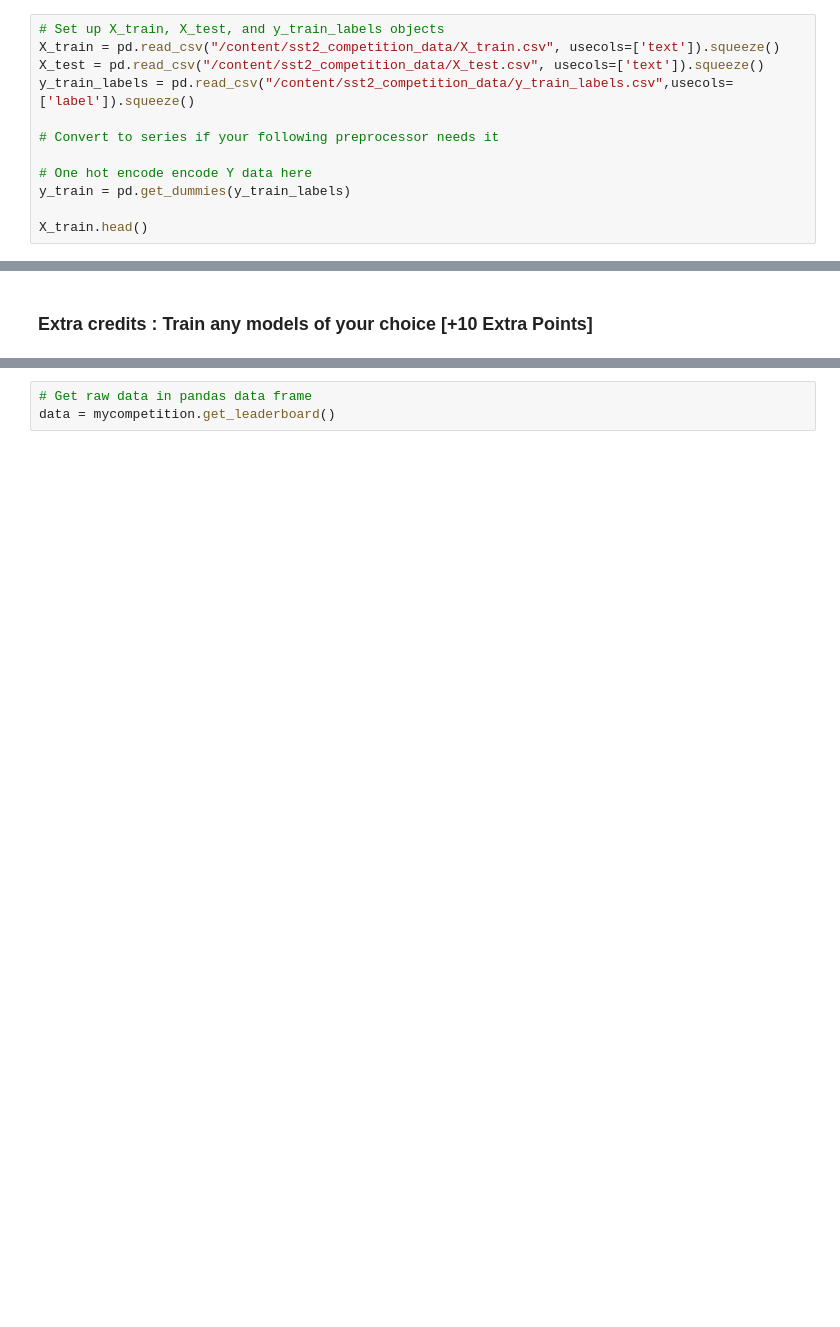
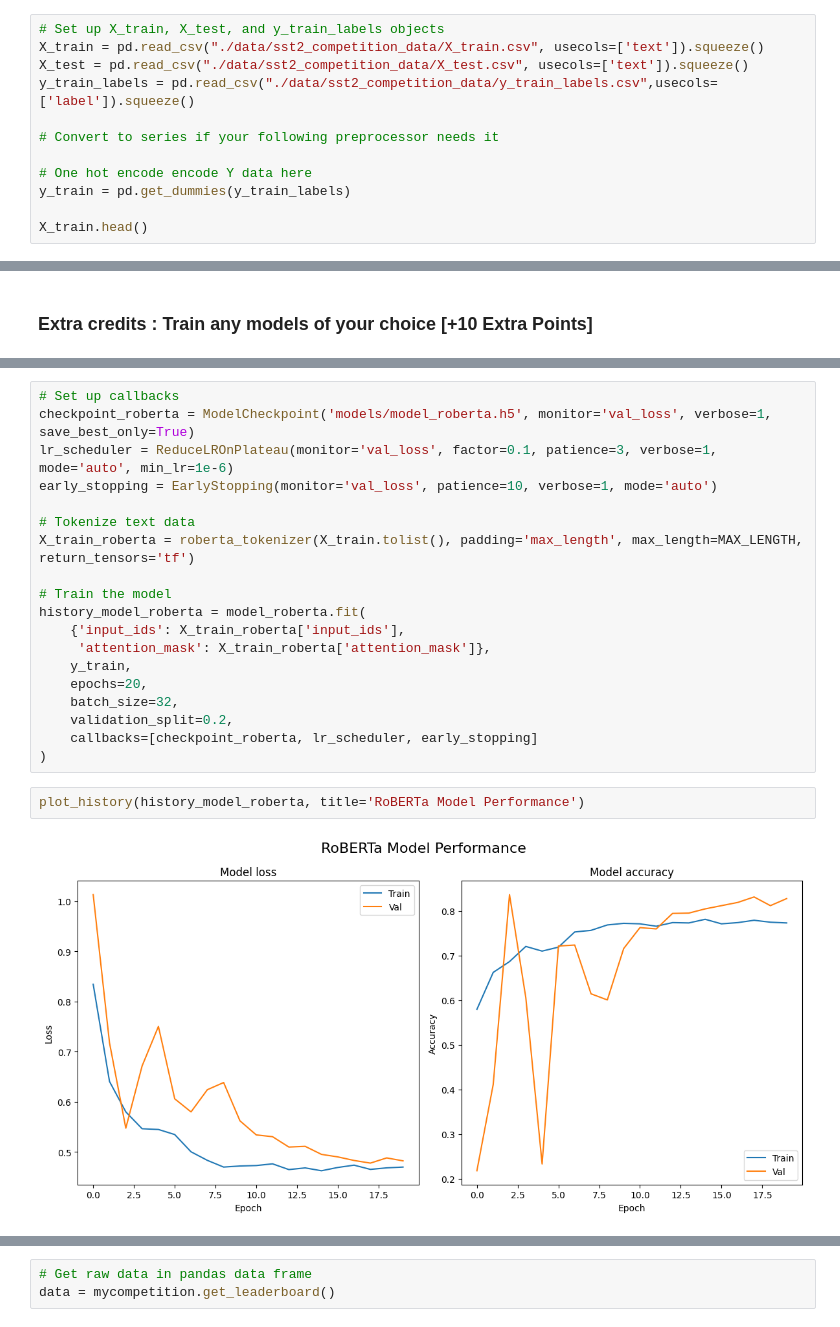
Before and after one commit to fsarshad/NLP, a Jupyter notebook: assignment3_Part2_1_sc4040_ajh2259_fsa2139.ipynb, the cells around one changed output, grey strips where cells are left out. Drawn from its saved outputs; the diff is of its cells as text; blank space fills up the shorter version.

```diff
--- a/assignment3_Part2_1_sc4040_ajh2259_fsa2139.ipynb
+++ b/assignment3_Part2_1_sc4040_ajh2259_fsa2139.ipynb
@@ -146,8 +137,8 @@ None of the training code in this notebook will go into your python files in Git
 # %%
 # Set up X_train, X_test, and y_train_labels objects
-X_train = pd.read_csv("/content/sst2_competition_data/X_train.csv", usecols=['text']).squeeze()
-X_test = pd.read_csv("/content/sst2_competition_data/X_test.csv", usecols=['text']).squeeze()
-y_train_labels = pd.read_csv("/content/sst2_competition_data/y_train_labels.csv",usecols=['label']).squeeze()
+X_train = pd.read_csv("./data/sst2_competition_data/X_train.csv", usecols=['text']).squeeze()
+X_test = pd.read_csv("./data/sst2_competition_data/X_test.csv", usecols=['text']).squeeze()
+y_train_labels = pd.read_csv("./data/sst2_competition_data/y_train_labels.csv",usecols=['label']).squeeze()
 
 # Convert to series if your following preprocessor needs it
 
@@ -942,0 +845,23 @@ upload_preds_to_aimodelshare(
+# %%
+# Set up callbacks
+checkpoint_roberta = ModelCheckpoint('models/model_roberta.h5', monitor='val_loss', verbose=1, save_best_only=True)
+lr_scheduler = ReduceLROnPlateau(monitor='val_loss', factor=0.1, patience=3, verbose=1, mode='auto', min_lr=1e-6)
+early_stopping = EarlyStopping(monitor='val_loss', patience=10, verbose=1, mode='auto')
+
+# Tokenize text data
+X_train_roberta = roberta_tokenizer(X_train.tolist(), padding='max_length', max_length=MAX_LENGTH, return_tensors='tf')
+
+# Train the model
+history_model_roberta = model_roberta.fit(
+    {'input_ids': X_train_roberta['input_ids'],
+     'attention_mask': X_train_roberta['attention_mask']},
+    y_train,
+    epochs=20,
+    batch_size=32,
+    validation_split=0.2,
+    callbacks=[checkpoint_roberta, lr_scheduler, early_stopping]
+)
+# %%
+plot_history(history_model_roberta, title='RoBERTa Model Performance')
+# %% [output]
+[figure, added]
```
Also changed, not shown: parts of 40 cells of this notebook.
